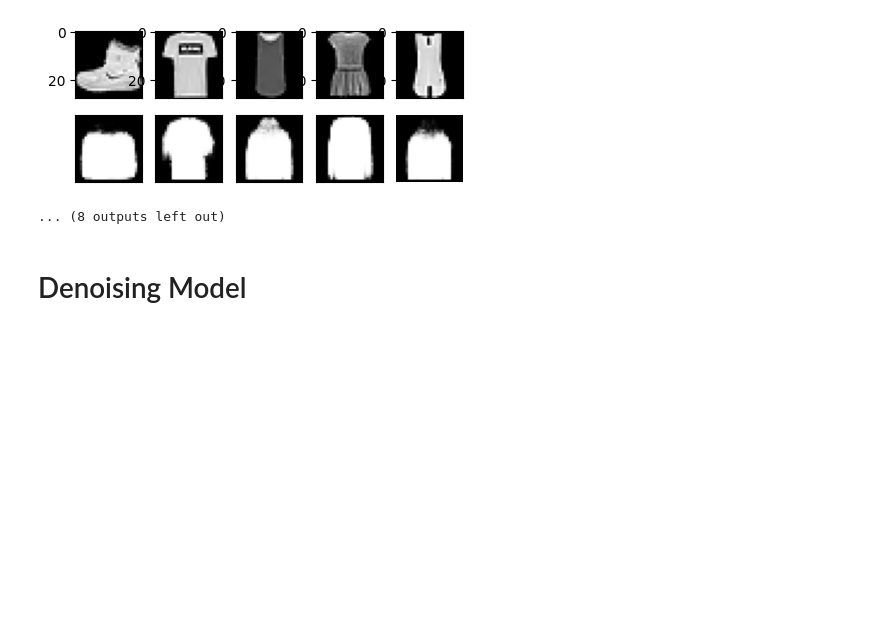
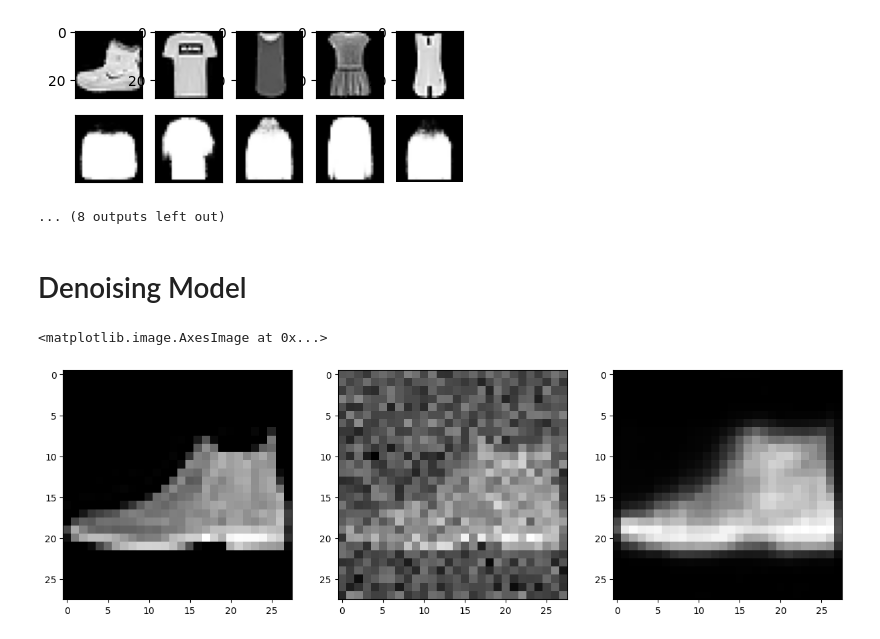
Before and after one commit to donggi22/TIL, a Jupyter notebook: 복습/dl4_review_autoencoder, gan.ipynb, the cells around one changed output. Saved outputs shown, nothing was run; the diff lists cells and outputs as text; code cells hidden in the pictures; blank space fills up the shorter version.

```diff
--- a/복습/dl4_review_autoencoder, gan.ipynb
+++ b/복습/dl4_review_autoencoder, gan.ipynb
@@ -384,0 +410,36 @@ def add_noise(img):
+# %%
+for epoch in range(1, EPOCHS):
+    pbar = tqdm(tr_ds_loader,
+                desc=f'[EPOCH: {epoch}/{EPOCHS}]')
+    train(autoencoder, pbar)
+# %%
+tt_ds = FashionMNIST(
+    root='../data/',
+    train=False,
+    download=False,
+    transform=transforms.ToTensor(),
+)
+
+tt_ds_loader = DataLoader(
+    tt_ds,
+    batch_size=BATCH_SIZE,
+    shuffle=False
+)
+
+sample_data = tt_ds.data[0].view(-1, 28*28)
+sample_data = sample_data.type(torch.FloatTensor) / 255.
+oj_data = sample_data[0]
+noise_data = add_noise(oj_data).to(DEVICE)
+_, output = autoencoder(noise_data)
+# %%
+fig, a = plt.subplots(1, 3, figsize=(15, 15))
+oj_img = oj_data.to('cpu').data.numpy().reshape(28, 28)
+noisy_img = noise_data.to('cpu').data.numpy().reshape(28, 28)
+out_img = output.to('cpu').data.numpy().reshape(28, 28)
+# oj_img.shape, noisy_img.shape, out_img.shape
+a[0].imshow(oj_img, cmap='gray')
+a[1].imshow(noisy_img, cmap='gray')
+a[2].imshow(out_img, cmap='gray')
+# %% [output]
+<matplotlib.image.AxesImage at 0x...>
+[figure, added]
```
Also changed, not shown: parts of 13 cells of this notebook.
